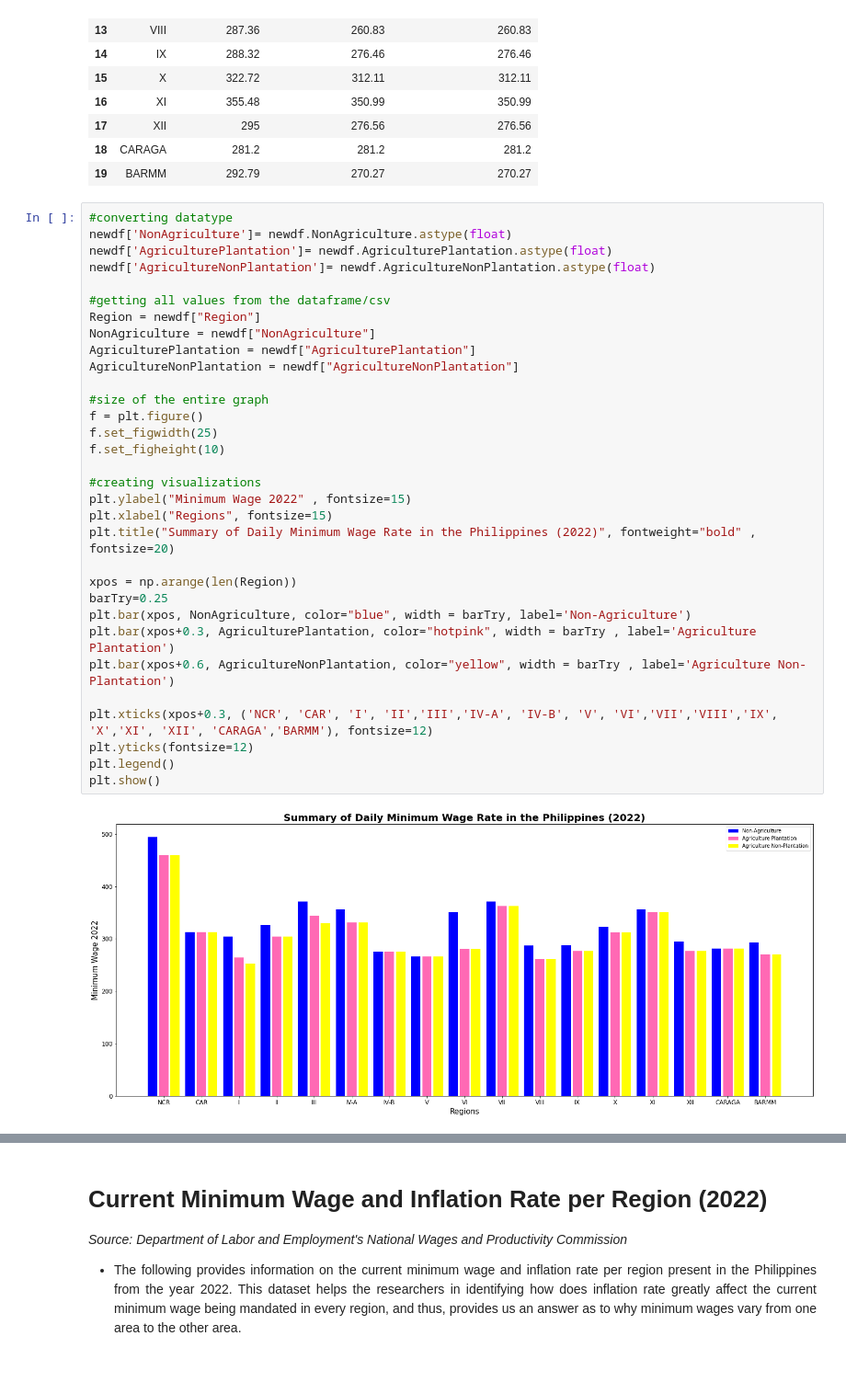
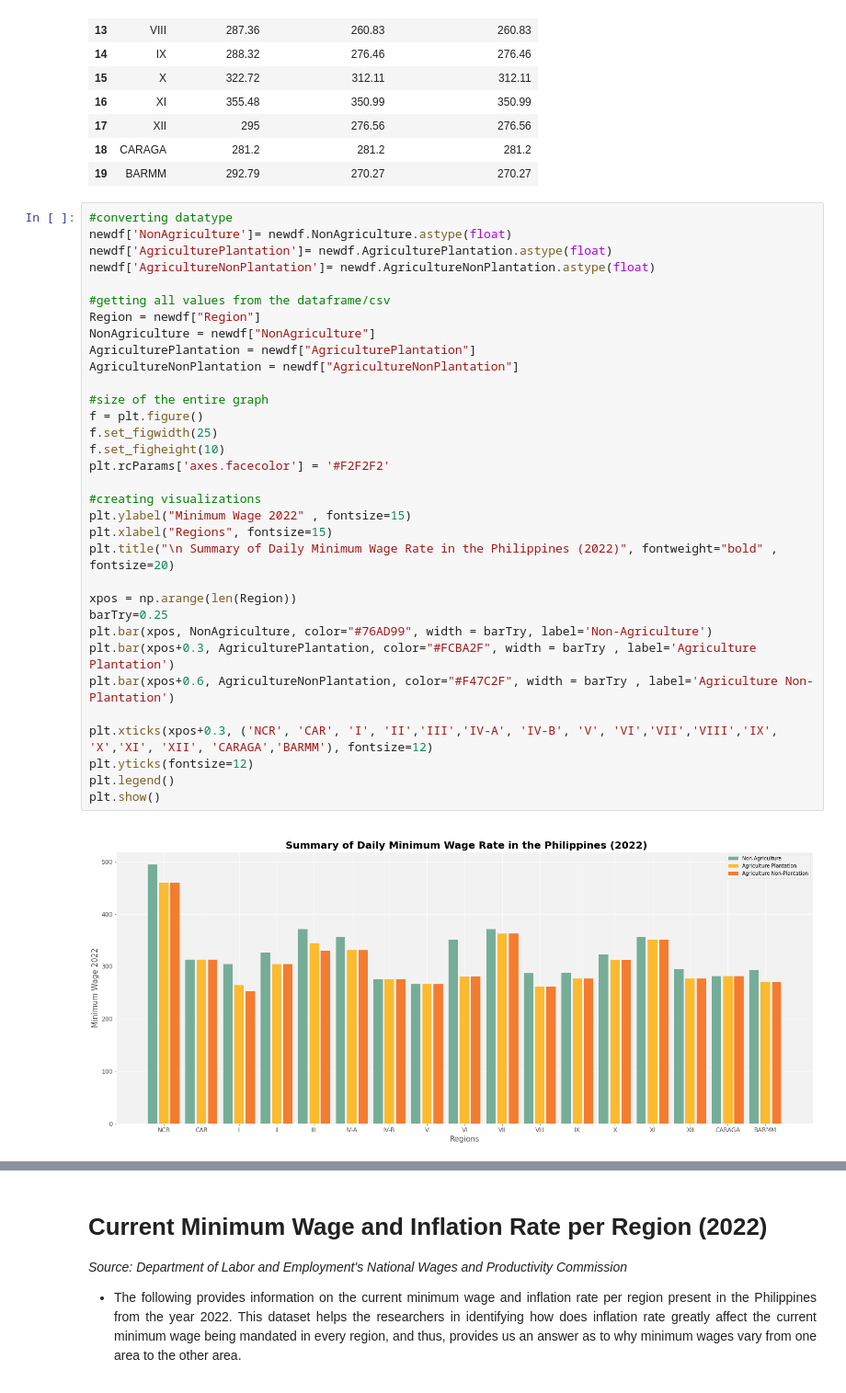
Before and after one commit to kryzlerahne/IT3205_FilipinoDataAlliance, a Jupyter notebook: Codes/The_Future_Pay_Visualizations.ipynb, the cells around one changed output, grey strips where cells are left out. Shown at 92% size. Drawn from its saved outputs; the diff is of its cells as text.

```diff
--- a/Codes/The_Future_Pay_Visualizations.ipynb
+++ b/Codes/The_Future_Pay_Visualizations.ipynb
@@ -41,34 +40,35 @@ display(newdf.iloc[0:])
 # %%
 #converting datatype
 newdf['NonAgriculture']= newdf.NonAgriculture.astype(float)
 newdf['AgriculturePlantation']= newdf.AgriculturePlantation.astype(float)
 newdf['AgricultureNonPlantation']= newdf.AgricultureNonPlantation.astype(float)
 
 #getting all values from the dataframe/csv
 Region = newdf["Region"]
 NonAgriculture = newdf["NonAgriculture"]
 AgriculturePlantation = newdf["AgriculturePlantation"]
 AgricultureNonPlantation = newdf["AgricultureNonPlantation"]
 
 #size of the entire graph
 f = plt.figure()
 f.set_figwidth(25)
 f.set_figheight(10)
+plt.rcParams['axes.facecolor'] = '#F2F2F2'
 
 #creating visualizations
 plt.ylabel("Minimum Wage 2022" , fontsize=15)
 plt.xlabel("Regions", fontsize=15)
-plt.title("Summary of Daily Minimum Wage Rate in the Philippines (2022)", fontweight="bold" , fontsize=20)
+plt.title("\n Summary of Daily Minimum Wage Rate in the Philippines (2022)", fontweight="bold" , fontsize=20)
 
 xpos = np.arange(len(Region))
 barTry=0.25
-plt.bar(xpos, NonAgriculture, color="blue", width = barTry, label='Non-Agriculture')
-plt.bar(xpos+0.3, AgriculturePlantation, color="hotpink", width = barTry , label='Agriculture Plantation')
-plt.bar(xpos+0.6, AgricultureNonPlantation, color="yellow", width = barTry , label='Agriculture Non-Plantation')
+plt.bar(xpos, NonAgriculture, color="#76AD99", width = barTry, label='Non-Agriculture')
+plt.bar(xpos+0.3, AgriculturePlantation, color="#FCBA2F", width = barTry , label='Agriculture Plantation')
+plt.bar(xpos+0.6, AgricultureNonPlantation, color="#F47C2F", width = barTry , label='Agriculture Non-Plantation')
 
 plt.xticks(xpos+0.3, ('NCR', 'CAR', 'I', 'II','III','IV-A', 'IV-B', 'V', 'VI','VII','VIII','IX', 'X','XI', 'XII', 'CARAGA','BARMM'), fontsize=12)
 plt.yticks(fontsize=12)
 plt.legend()
 plt.show()
 # %% [output]
-[figure, old version]
+[figure, new version]
```
Also changed, not shown: parts of 7 cells of this notebook.
